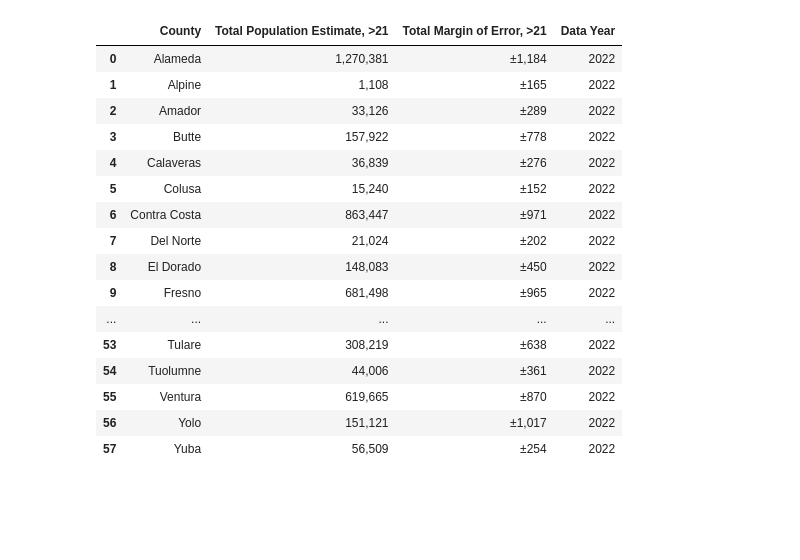
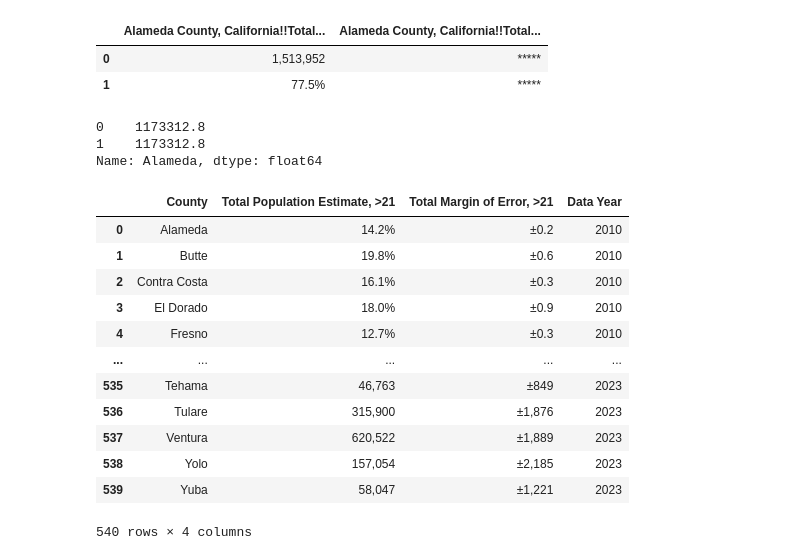
Before and after one commit to kellerl7/SIADS_Milestone_1, a Jupyter notebook: pm_data/CMC_Notebook.ipynb, the cells around one changed output. Drawn from its saved outputs; the diff is of its cells as text; code cells hidden in the pictures; blank space fills up the shorter version.

```diff
--- a/pm_data/CMC_Notebook.ipynb
+++ b/pm_data/CMC_Notebook.ipynb
@@ -176,6 +92,32 @@ See the caveats in the documentation: https://pandas.pydata.org/pandas-docs/stab
 # %%
 # is this crazy?
 # function takes dataset from online and turns it into a merge-able df for main_df
+# %%
+df2010 = pd.read_csv('./Pop_Over_21_2010.S0101-2024-09-27T210322.csv')
+df2010_over18 = df2010.loc[[0, 26]].reset_index()
+# df2010_over18.columns
+df2010_over18.columns
+df2010_over18[['Alameda County, California!!Total!!Estimate',
+       'Alameda County, California!!Total!!Margin of Error',]]
+# %% [output]
+|  | Alameda County, California!!Total... | Alameda County, California!!Total... |
+| 0 | 1,513,952 | ***** |
+| 1 | 77.5% | ***** |
+# %%
+# Convert the 'Estimate' value to a numerical integer by removing commas
+total_value = int(df2010_over18['Alameda County, California!!Total!!Estimate'][0].replace(',', ''))
+
+# Convert the 'Margin of Error' value to a decimal by removing '%' and dividing by 100
+percentage_value = float(df2010_over18['Alameda County, California!!Total!!Estimate'][1].replace('%', '')) / 100
+
+# Multiply the total value by the percentage
+df2010_over18['Alameda'] = total_value * percentage_value
+
+df2010_over18['Alameda']
+# %% [output]
+0    1173312.8
+1    1173312.8
+Name: Alameda, dtype: float64
 # %%
 def aged_population(dataset, datayear):
     # load files
@@ -193,14 +135,15 @@ def aged_population(dataset, datayear):
     # creating county total population estimate df
     ct_df =county_total.transpose()
     ct_df = ct_df.reset_index()
-    ct_df.columns = ['County' , 'Total Population Estimate, >21']
+    # some years record >21, others >18.
+    ct_df.columns = ['County' , 'Population Estimate, >18']
     ct_df['County'] = ct_df['County'].str.split(' County').str[0]
     ct_df = ct_df.sort_values(by='County', ascending=True).reset_index(drop=True)
 
     # creating county margin of error
     me_df = county_margin_of_error.transpose()
     me_df = me_df.reset_index()
-    me_df.columns = ['County' , 'Total Margin of Error, >21']
+    me_df.columns = ['County' , 'Population Estimate, >18']
     me_df['County'] = me_df['County'].str.split(' County').str[0]
     me_df = me_df.sort_values(by='County', ascending=True).reset_index(drop=True)
 
@@ -209,25 +152,37 @@ def aged_population(dataset, datayear):
     ct_me_df['Data Year'] = datayear
     return ct_me_df
 # %%
-testing = aged_population('/Users/clarissaclark/Desktop/isthiscrazy2022.csv', 2022)
-
-testing
+# run function to create mergable df
+totpop2010 = aged_population('./Pop_Over_21_2010.S0101-2024-09-27T210322.csv', 2010)
+totpop2011 = aged_population('./Pop_Over_21_2011.S0101-2024-09-27T210305.csv', 2011)
+totpop2012 = aged_population('./Pop_Over_21_2012.S0101-2024-09-27T210137.csv', 2012)
+totpop2013 = aged_population('./Pop_Over_21_2012.S0101-2024-09-27T210137.csv', 2013)
+totpop2014 = aged_population('./Pop_Over_21_2012.S0101-2024-09-27T210137.csv', 2014)
+totpop2015 = aged_population('./Pop_Over_21_2012.S0101-2024-09-27T210137.csv', 2015)
+totpop2016 = aged_population('./Pop_Over_21_2012.S0101-2024-09-27T210137.csv', 2016)
+totpop2017 = aged_population('./Pop_Over_21_2012.S0101-2024-09-27T210137.csv', 2017)
+totpop2018 = aged_population('./Pop_Over_21_2012.S0101-2024-09-27T210137.csv', 2018)
+totpop2019 = aged_population('./Pop_Over_21_2012.S0101-2024-09-27T210137.csv', 2019)
+# missing 2020
+totpop2021 = aged_population('./Pop_Over_21_2012.S0101-2024-09-27T210137.csv', 2021)
+totpop2022 = aged_population('./Pop_Over_21_2022.csv', 2022)
+totpop2023 = aged_population('./Pop_Over_21_2023.S0101-2024-09-27T205616.csv', 2023)
+# stacking totpop
+dfs = [totpop2010, totpop2011, totpop2012, totpop2013, totpop2014, totpop2015, totpop2016, totpop2017, totpop2018, totpop2019, totpop2021, totpop2022, totpop2023]
+aged_pop_2010_2023 = pd.concat(dfs, ignore_index= True)
+aged_pop_2010_2023
 # %% [output]
 |  | County | Total Population Estimate, >21 | Total Margin of Error, >21 | Data Year |
-| 0 | Alameda | 1,270,381 | ±1,184 | 2022 |
-| 1 | Alpine | 1,108 | ±165 | 2022 |
-| 2 | Amador | 33,126 | ±289 | 2022 |
-| 3 | Butte | 157,922 | ±778 | 2022 |
-| 4 | Calaveras | 36,839 | ±276 | 2022 |
-| 5 | Colusa | 15,240 | ±152 | 2022 |
-| 6 | Contra Costa | 863,447 | ±971 | 2022 |
-| 7 | Del Norte | 21,024 | ±202 | 2022 |
-| 8 | El Dorado | 148,083 | ±450 | 2022 |
-| 9 | Fresno | 681,498 | ±965 | 2022 |
+| 0 | Alameda | 14.2% | ±0.2 | 2010 |
+| 1 | Butte | 19.8% | ±0.6 | 2010 |
+| 2 | Contra Costa | 16.1% | ±0.3 | 2010 |
+| 3 | El Dorado | 18.0% | ±0.9 | 2010 |
+| 4 | Fresno | 12.7% | ±0.3 | 2010 |
 | ... | ... | ... | ... | ... |
-| 53 | Tulare | 308,219 | ±638 | 2022 |
-| 54 | Tuolumne | 44,006 | ±361 | 2022 |
-| 55 | Ventura | 619,665 | ±870 | 2022 |
-| 56 | Yolo | 151,121 | ±1,017 | 2022 |
-| 57 | Yuba | 56,509 | ±254 | 2022 |
+| 535 | Tehama | 46,763 | ±849 | 2023 |
+| 536 | Tulare | 315,900 | ±1,876 | 2023 |
+| 537 | Ventura | 620,522 | ±1,889 | 2023 |
+| 538 | Yolo | 157,054 | ±2,185 | 2023 |
+| 539 | Yuba | 58,047 | ±1,221 | 2023 |
+540 rows × 4 columns
 # %%
```
Also changed, not shown: parts of 9 cells of this notebook.
